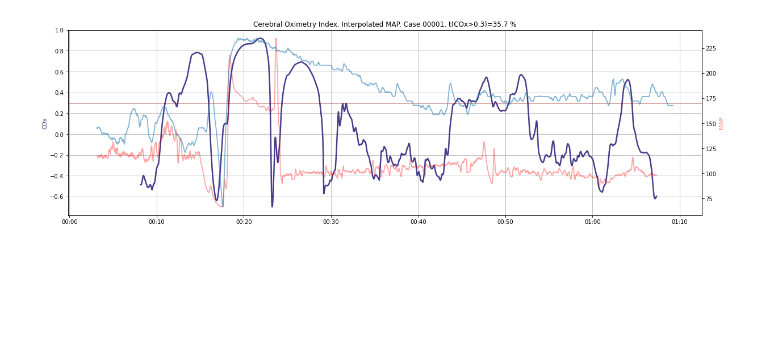
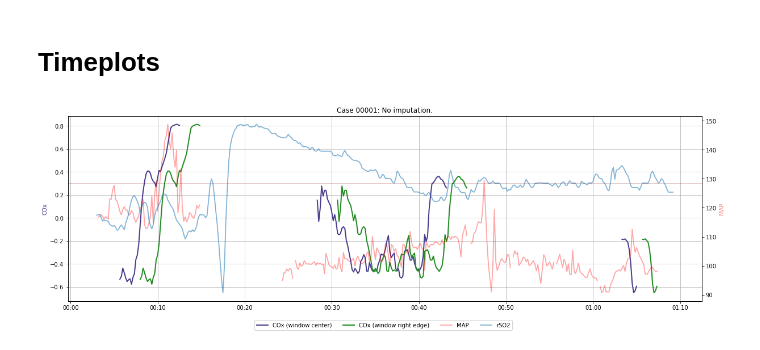
Before and after one commit to makes/bopra-cox, a Jupyter notebook: 6_cox_timeplot.ipynb, the cells around one changed output. Saved outputs shown, nothing was run; the diff lists cells and outputs as text; code cells hidden in the pictures; blank space fills up the shorter version.

```diff
--- a/6_cox_timeplot.ipynb
+++ b/6_cox_timeplot.ipynb
@@ -79,4 +37,0 @@ plt.show()
-# %%
-df['MAP_interpolated'] = df['MAP_dropout'].interpolate(limit_area='inside')
-df['rSO2_interpolated'] = df['rSO2_dropout'].interpolate(limit_area='inside')
-df['COx_interpolated'] = df['rSO2_interpolated'].rolling(300).corr(df['MAP_interpolated'])
@@ -87,23 +38,30 @@ cox_above_threshold = cox_critical / cox_defined
-# %%
-fig, ax1 = plt.subplots(figsize=(20,6))
-ax1.set_ylabel('COx', color='darkslateblue')
-ax1.plot(df.index, df['COx_interpolated'], linewidth=2.5, color='darkslateblue')
-ax2 = ax1.twinx()
-ax2.plot(df.index, df['MAP_interpolated'], linewidth=1.8, alpha=0.35, color='red')
-ax2.set_ylabel('MAP', color="red", alpha=0.5)
-ax3 = ax1.twinx()
-ax3.plot(df.index, df['rSO2_interpolated'], linewidth=1.8, alpha=0.55)
-ax3.set_yticks([])
-ax1.grid()
-ax1.axhline(0.3, linewidth=1, color="maroon")
-ax1.xaxis.set_major_formatter(mpl.dates.DateFormatter('%H:%M'))
-plt.title(f'Cerebral Oximetry Index. Interpolated MAP. Case {case_str}. t(COx>0.3)={cox_above_threshold*100:.1f} %')
-plt.savefig(f'reports/images/{step_id}_{case_str}_02.png', bbox_inches='tight', pad_inches=0.1)
-plt.show()
-# %% [output]
-[figure, removed]
-# %%
-# save output
-df['COx'] = df['COx_interpolated']
-df.replace([np.inf, -np.inf], np.nan, inplace=True)
-df[['MAP', 'Bad_MAP_auto', 'Bad_MAP_manual', 'rSO2', 'Mark', 'Bad_rSO2_auto', 'Bad_rSO2_manual', 'COx', 'MAP_delay']].to_csv(output_file, na_rep='-', date_format='%H:%M:%S')
+# %%
+# resampling as per Ono, Joshi, Brady, Easley et al. 2012
+rdf = pd.DataFrame()
+rdf['rSO2'] = df['rSO2_dropout'].resample('10s').mean()
+rdf['MAP'] = df['MAP_dropout'].resample('10s').mean()
+# %%
+# compute COx
+rdf['COx'] = rdf['rSO2'].rolling(30, center=True).corr(rdf['MAP'])
+rdf['COx_right'] = rdf['rSO2'].rolling(30, center=False).corr(rdf['MAP'])
+# %% [markdown]
+# Timeplots
+# %%
+fig, ax1 = plt.subplots(figsize=(20,6))
+ax1.set_ylabel('COx', color='darkslateblue')
+ax1.plot(rdf.index, rdf['COx'], linewidth=2.0, color='darkslateblue', label='COx (window center)')
+ax1.plot(rdf.index, rdf['COx_right'], linewidth=2.0, color='forestgreen', label='COx (window right edge)')
+ax2 = ax1.twinx()
+ax2.plot(rdf.index, rdf['MAP'], linewidth=1.8, alpha=0.35, color='red', label='MAP')
+ax2.set_ylabel('MAP', color="red", alpha=0.5)
+ax3 = ax1.twinx()
+ax3.plot(rdf.index, rdf['rSO2'], linewidth=1.8, alpha=0.55, label='rSO2')
+ax3.set_yticks([])
+ax1.grid()
+ax1.axhline(0.3, linewidth=1, color="maroon")
+ax1.xaxis.set_major_formatter(mpl.dates.DateFormatter('%H:%M'))
+plt.title(f'Case {case_str}: No imputation.')
+fig.legend(loc="lower center", ncol=4)
+plt.savefig(f'reports/images/{step_id}_{case_str}_01.png', bbox_inches='tight', pad_inches=0.1)
+# %% [output]
+[figure, added]
```
Also changed, not shown: parts of 46 cells of this notebook, 3 other files.
